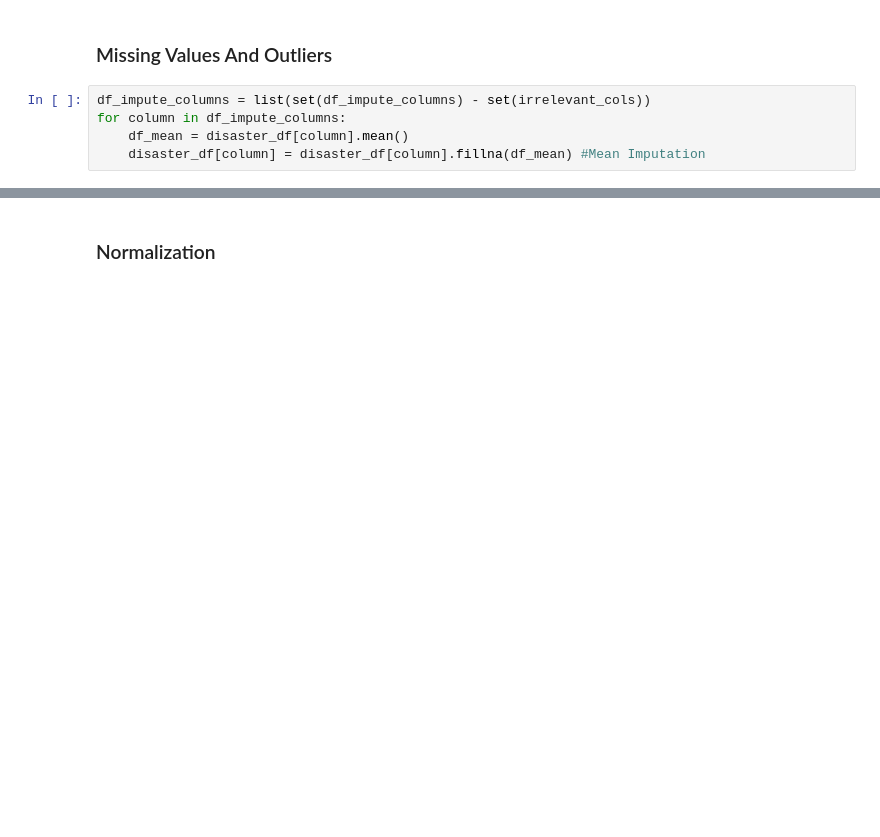
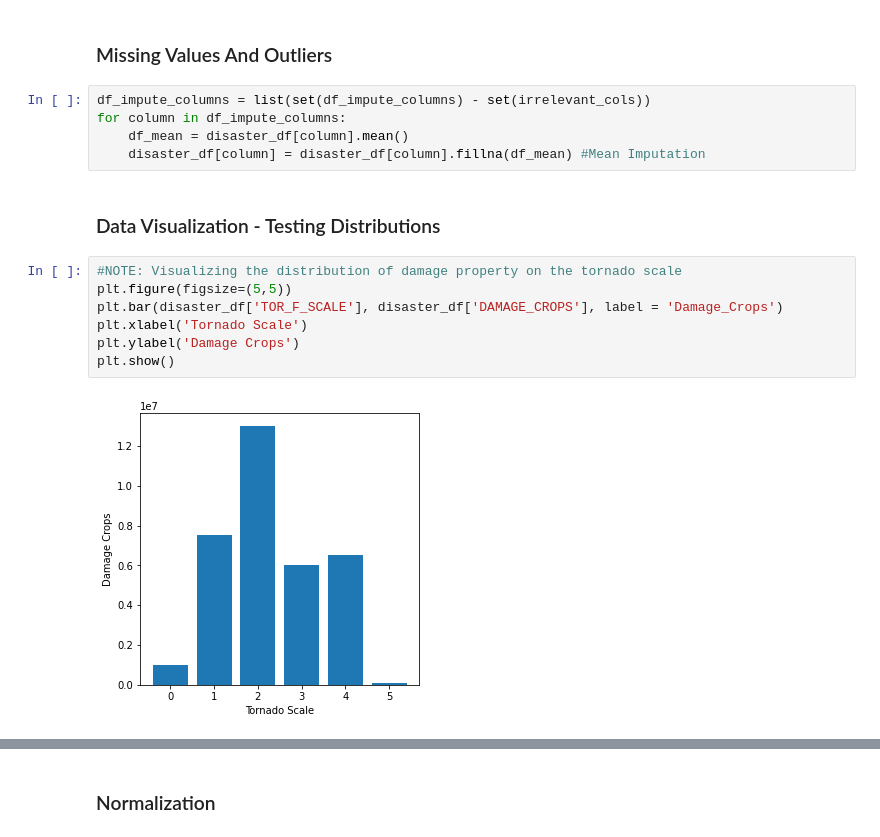
Before and after one commit to DorisSanchez-Velasquez/NaturalDisasterReport, a Jupyter notebook: main.ipynb, the cells around one changed output, grey strips where cells are left out. Saved outputs shown, nothing was run; the diff lists cells and outputs as text; blank space fills up the shorter version.

```diff
--- a/main.ipynb
+++ b/main.ipynb
@@ -174,3 +176,14 @@ df_impute_columns = list(set(df_impute_columns) - set(irrelevant_cols))
 for column in df_impute_columns:
     df_mean = disaster_df[column].mean()
     disaster_df[column] = disaster_df[column].fillna(df_mean) #Mean Imputation
+# %% [markdown]
+### Data Visualization - Testing Distributions
+# %%
+#NOTE: Visualizing the distribution of damage property on the tornado scale
+plt.figure(figsize=(5,5))
+plt.bar(disaster_df['TOR_F_SCALE'], disaster_df['DAMAGE_CROPS'], label = 'Damage_Crops')
+plt.xlabel('Tornado Scale')
+plt.ylabel('Damage Crops')
+plt.show()
+# %% [output]
+[figure, added]
```
Also changed, not shown: parts of 14 cells of this notebook.
